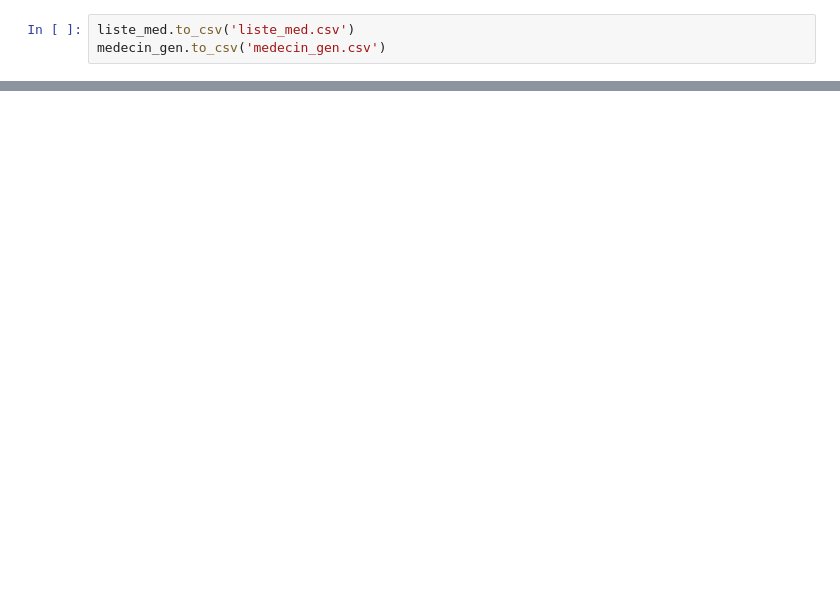
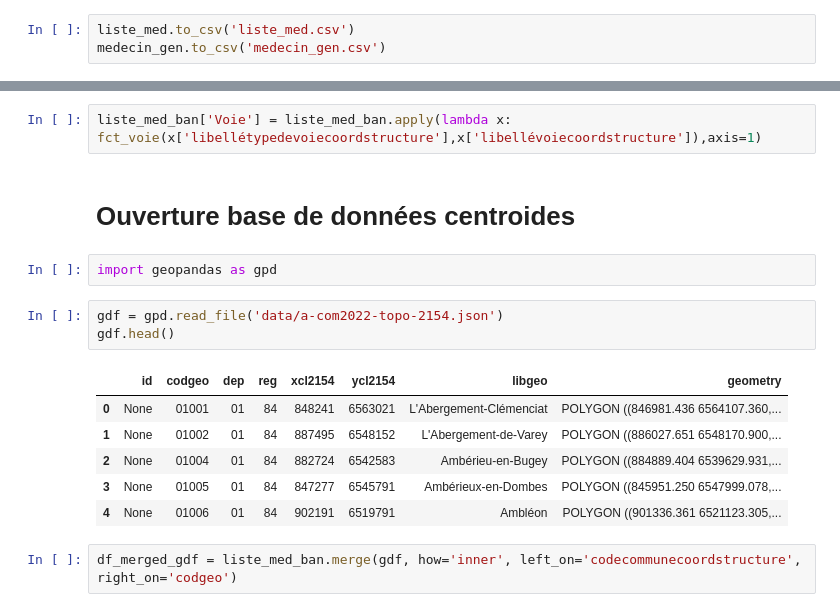
Before and after one commit to JulieBoyer/Econometrics, a Jupyter notebook: traitement_donnees.ipynb, the cells around one changed output, grey strips where cells are left out. Saved outputs shown, nothing was run; the diff lists cells and outputs as text; blank space fills up the shorter version.

```diff
--- a/traitement_donnees.ipynb
+++ b/traitement_donnees.ipynb
@@ -533,0 +477,18 @@ ban.head()
+# %%
+liste_med_ban['Voie'] = liste_med_ban.apply(lambda x: fct_voie(x['libellétypedevoiecoordstructure'],x['libellévoiecoordstructure']),axis=1)
+# %% [markdown]
+# Ouverture base de données centroides
+# %%
+import geopandas as gpd
+# %%
+gdf = gpd.read_file('data/a-com2022-topo-2154.json')
+gdf.head()
+# %% [output]
+|  | id | codgeo | dep | reg | xcl2154 | ycl2154 | libgeo | geometry |
+| 0 | None | 01001 | 01 | 84 | 848241 | 6563021 | L'Abergement-Clémenciat | POLYGON ((846981.436 6564107.360,... |
+| 1 | None | 01002 | 01 | 84 | 887495 | 6548152 | L'Abergement-de-Varey | POLYGON ((886027.651 6548170.900,... |
+| 2 | None | 01004 | 01 | 84 | 882724 | 6542583 | Ambérieu-en-Bugey | POLYGON ((884889.404 6539629.931,... |
+| 3 | None | 01005 | 01 | 84 | 847277 | 6545791 | Ambérieux-en-Dombes | POLYGON ((845951.250 6547999.078,... |
+| 4 | None | 01006 | 01 | 84 | 902191 | 6519791 | Ambléon | POLYGON ((901336.361 6521123.305,... |
+# %%
+df_merged_gdf = liste_med_ban.merge(gdf, how='inner', left_on='codecommunecoordstructure', right_on='codgeo')
```
Also changed, not shown: parts of 17 cells of this notebook, 1 other file.
